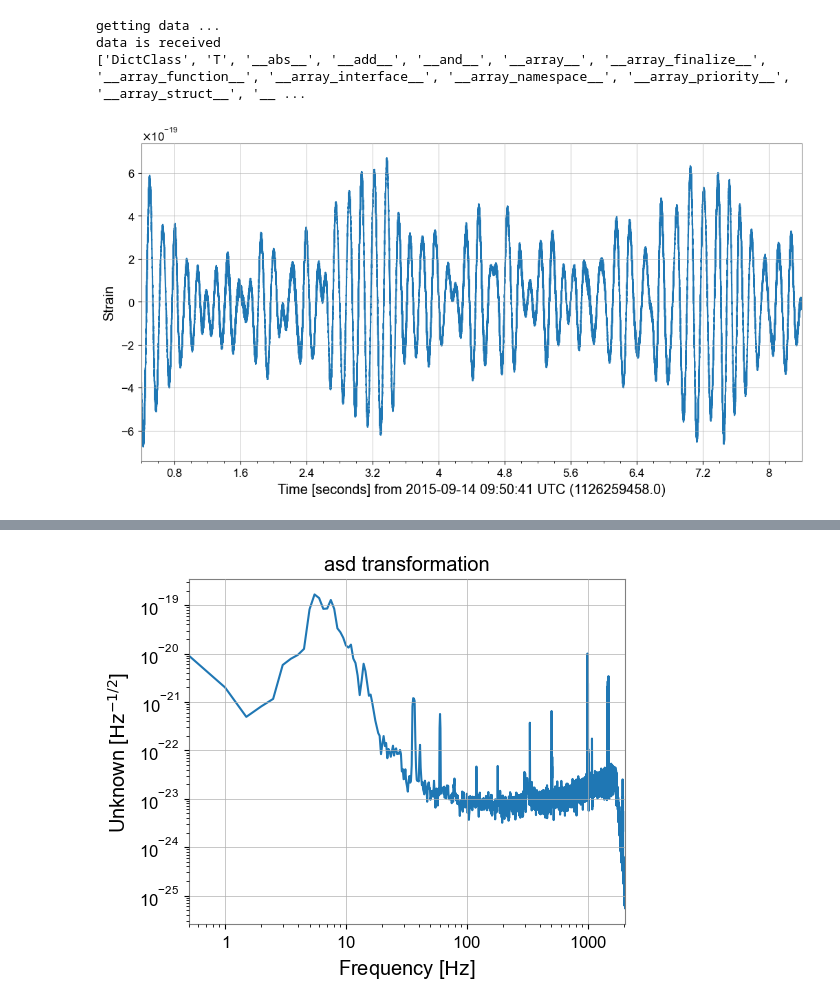
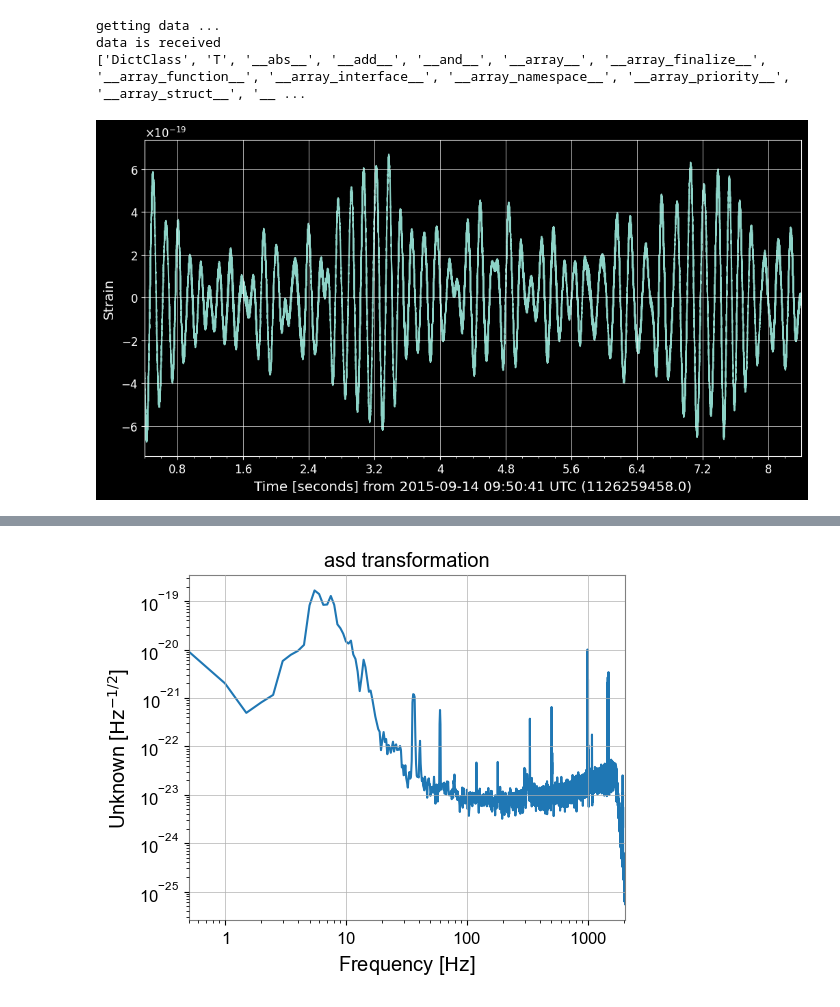
Before and after one commit to cloner1998/gravitational-waves-LIGO, a Jupyter notebook: notebooks/data_transformation.ipynb, the cells around one changed output, grey strips where cells are left out. Cells and saved outputs as stored; diff of their text form; code cells hidden in the pictures.

```diff
--- a/notebooks/data_transformation.ipynb
+++ b/notebooks/data_transformation.ipynb
@@ -18,10 +18,17 @@ data is received
 # %%
 from gwpy.plot import Plot
 
+# Optional: Force a specific backend if it's still moody
+import matplotlib
+matplotlib.use('module://matplotlib_inline.backend_inline')
+
+# Now try your plot
 plotH1 = Plot(h1Data, ylabel="Strain")
+# In PyCharm, sometimes you need to explicitly call show()
+# OR just leave the variable 'plotH1' as the last line
 plotH1.show()
 # %% [output]
-[figure, old version]
+[figure, new version]
 # %%
 fftH1 = h1Data.fft()
 fftMagnitude = fftH1.abs()
```
Also changed, not shown: parts of 2 cells of this notebook, 5 other files.
